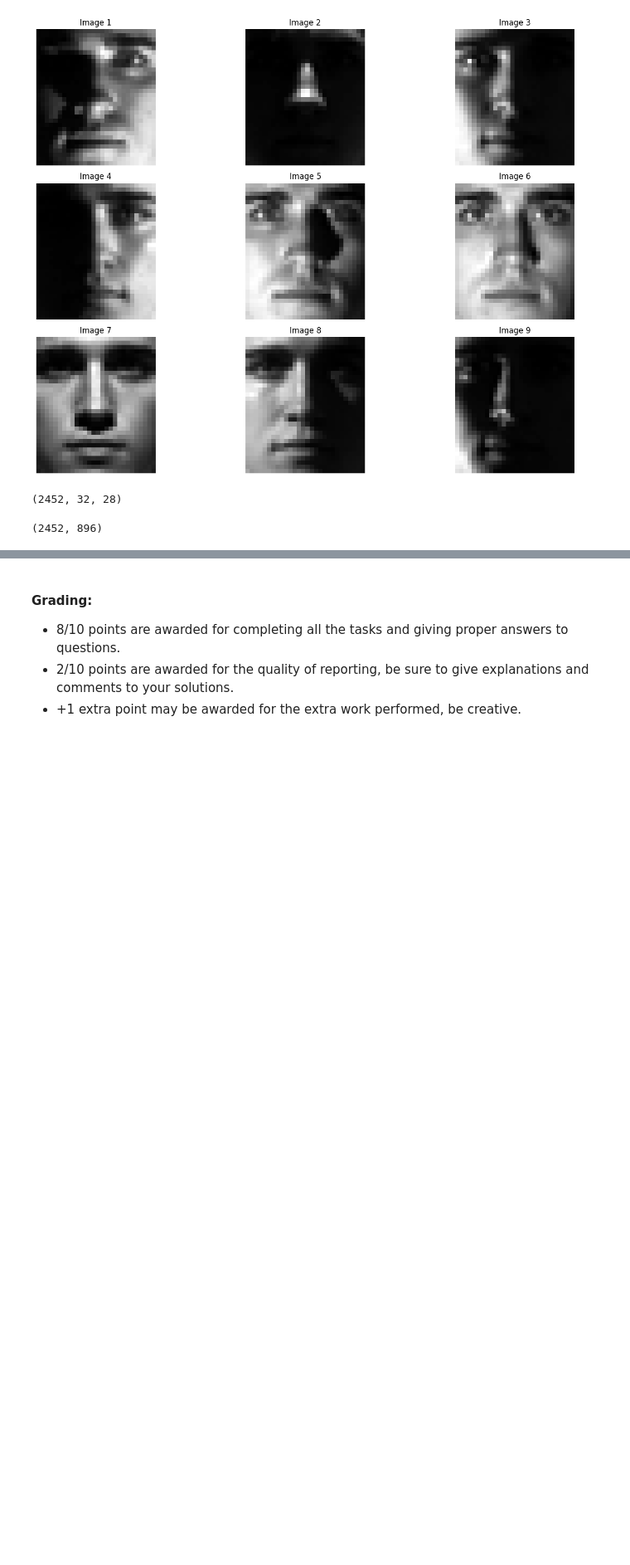
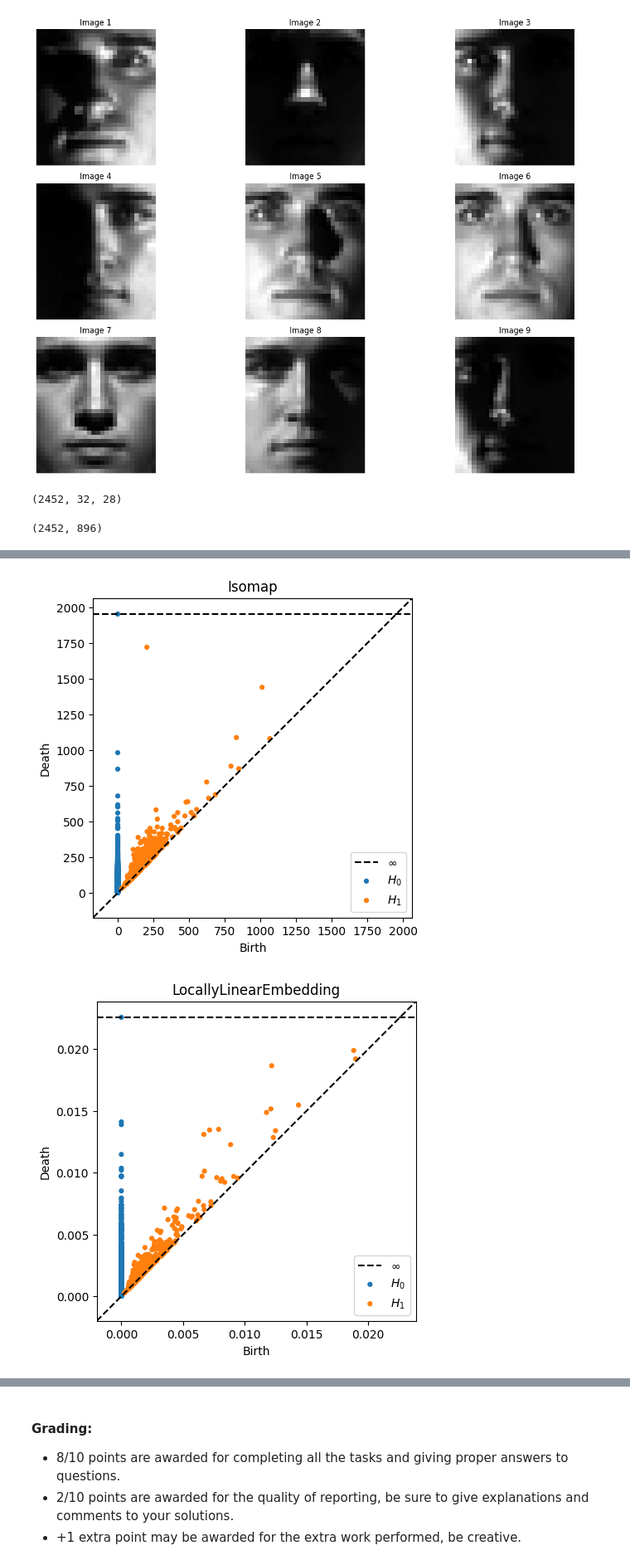
Before and after one commit to aigoncharov/course-geometrical-methods, a Jupyter notebook: hw2.ipynb, the cells around one changed output, grey strips where cells are left out. Shown at 83% size. Cells and saved outputs as stored; diff of their text form; code cells hidden in the pictures; blank space fills up the shorter version.

```diff
--- a/hw2.ipynb
+++ b/hw2.ipynb
@@ -119,0 +151,5 @@ plt.show()
+# %%
+print(f"NPR results:\n{'model':<24} | d | NPR ratio\n")
+print("------------------------------------------\n")
+for model_name, d, npr in nprs:
+    print(f"{model_name:<24} | {d} | {npr}\n")
@@ -119,0 +174,10 @@ plt.show()
+# %%
+from persim import plot_diagrams
+import matplotlib.pyplot as plt
+
+for model_name, diagram in diagrams:
+    plt.figure(figsize=(10, 5))
+    plot_diagrams(diagram, show=True, title=model_name)
+# %% [output]
+[figure, added]
+[figure, added]
```
Also changed, not shown: parts of 7 cells of this notebook, 2 other files.
